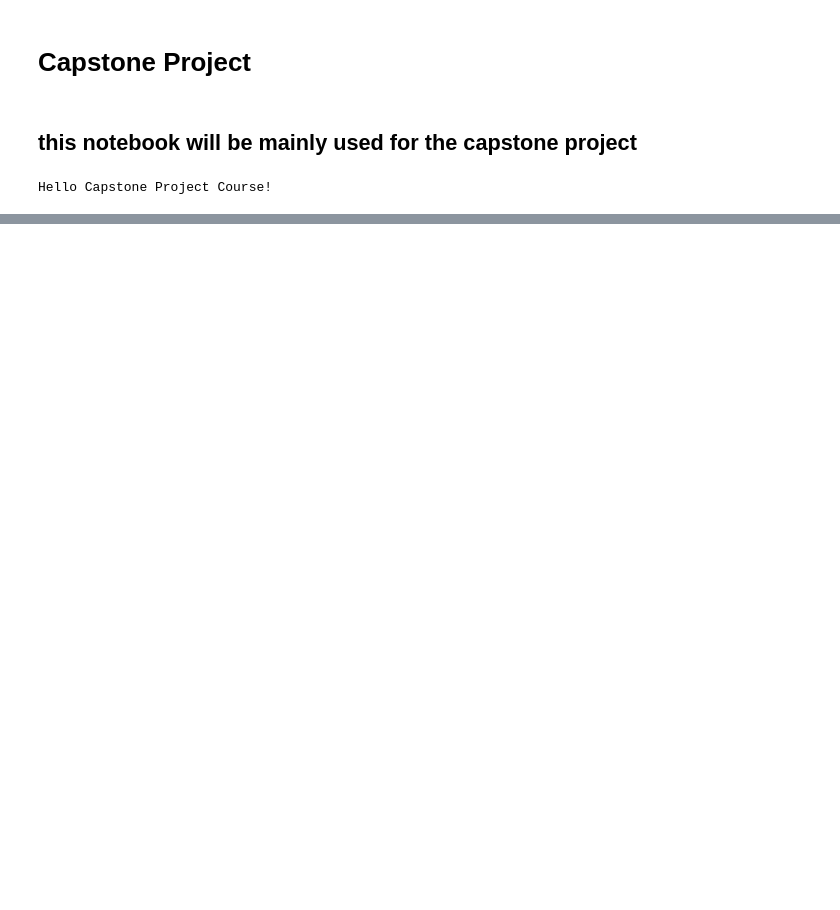
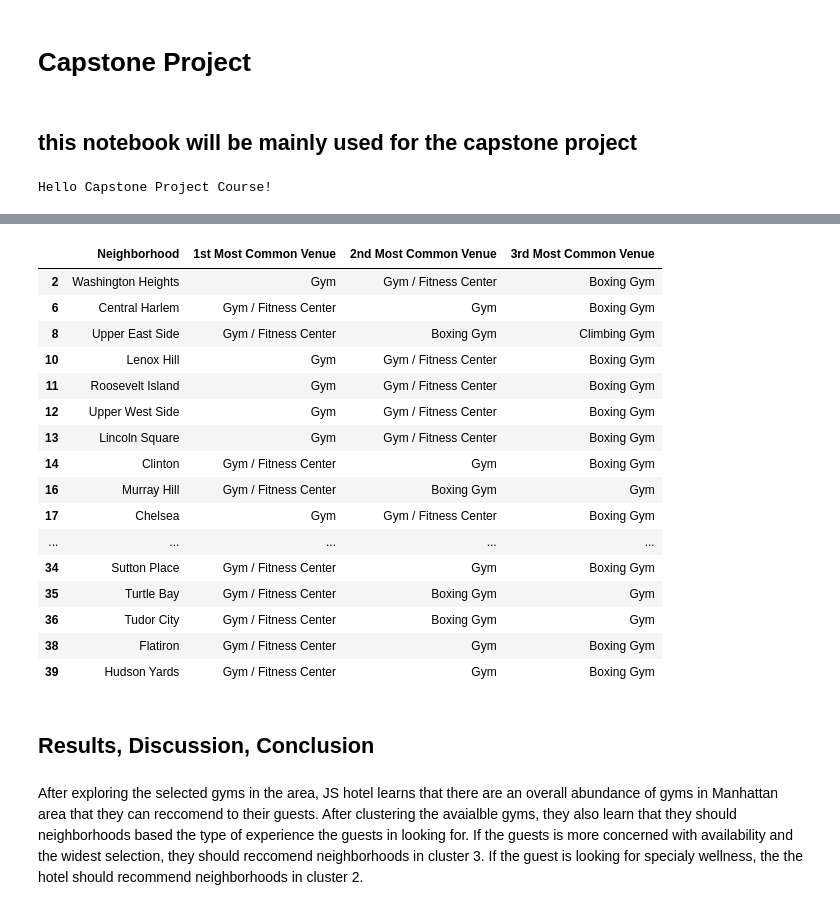
Before and after one commit to johgsin/Coursera_Capstone, a Jupyter notebook: Capstone_Notebook.ipynb, the cells around one changed output, grey strips where cells are left out. Saved outputs shown, nothing was run; the diff lists cells and outputs as text; code cells hidden in the pictures; blank space fills up the shorter version.

```diff
--- a/Capstone_Notebook.ipynb
+++ b/Capstone_Notebook.ipynb
@@ -18,0 +347,11 @@ Hello Capstone Project Course!
+# %%
+# set number of clusters
+kclusters = 3
+
+manhattan_grouped_clustering = manhattan_grouped.drop('Neighborhood', 1)
+
+# run k-means clustering
+kmeans = KMeans(n_clusters=kclusters, random_state=0).fit(manhattan_grouped_clustering)
+
+# check cluster labels generated for each row in the dataframe
+kmeans.labels_[0:10]
@@ -18,0 +360,16 @@ Hello Capstone Project Course!
+# %%
+# add clustering labels
+neighborhoods_gyms_sorted.insert(0, 'Cluster Labels', kmeans.labels_)
+
+manhattan_merged = manhattan_data
+
+# merge manhattan_grouped with manhattan_data to add latitude/longitude for each neighborhood
+manhattan_merged = manhattan_merged.join(neighborhoods_gyms_sorted.set_index('Neighborhood'), on='Neighborhood')
+
+
+manhattan_merged = manhattan_merged.dropna(subset=['Cluster Labels'])
+
+# converting 'Weight' from float to int
+manhattan_merged['Cluster Labels'] = manhattan_merged['Cluster Labels'].astype(int)
+
+manhattan_merged.head() # check the last columns!
@@ -18,0 +431,25 @@ Hello Capstone Project Course!
+# %%
+#Cluster 3
+manhattan_merged.loc[manhattan_merged['Cluster Labels'] == 2, manhattan_merged.columns[[1] + list(range(5, manhattan_merged.shape[1]))]]
+# %% [output]
+|  | Neighborhood | 1st Most Common Venue | 2nd Most Common Venue | 3rd Most Common Venue |
+| 2 | Washington Heights | Gym | Gym / Fitness Center | Boxing Gym |
+| 6 | Central Harlem | Gym / Fitness Center | Gym | Boxing Gym |
+| 8 | Upper East Side | Gym / Fitness Center | Boxing Gym | Climbing Gym |
+| 10 | Lenox Hill | Gym | Gym / Fitness Center | Boxing Gym |
+| 11 | Roosevelt Island | Gym | Gym / Fitness Center | Boxing Gym |
+| 12 | Upper West Side | Gym | Gym / Fitness Center | Boxing Gym |
+| 13 | Lincoln Square | Gym | Gym / Fitness Center | Boxing Gym |
+| 14 | Clinton | Gym / Fitness Center | Gym | Boxing Gym |
+| 16 | Murray Hill | Gym / Fitness Center | Boxing Gym | Gym |
+| 17 | Chelsea | Gym | Gym / Fitness Center | Boxing Gym |
+| ... | ... | ... | ... | ... |
+| 34 | Sutton Place | Gym / Fitness Center | Gym | Boxing Gym |
+| 35 | Turtle Bay | Gym / Fitness Center | Boxing Gym | Gym |
+| 36 | Tudor City | Gym / Fitness Center | Boxing Gym | Gym |
+| 38 | Flatiron | Gym / Fitness Center | Gym | Boxing Gym |
+| 39 | Hudson Yards | Gym / Fitness Center | Gym | Boxing Gym |
+# %% [markdown]
+## Results, Discussion, Conclusion
+# %% [markdown]
+After exploring the selected gyms in the area, JS hotel learns that there are an overall abundance of gyms in Manhattan area that they can reccomend to their guests. After clustering the avaialble gyms, they also learn that they should neighborhoods based the type of experience the guests in looking for. If the guests is more concerned with availability and the widest selection, they should reccomend neighborhoods in cluster 3. If the guest is looking for specialy wellness, the the hotel should recommend neighborhoods in cluster 2.
```
Also changed, not shown: parts of 33 cells of this notebook.
